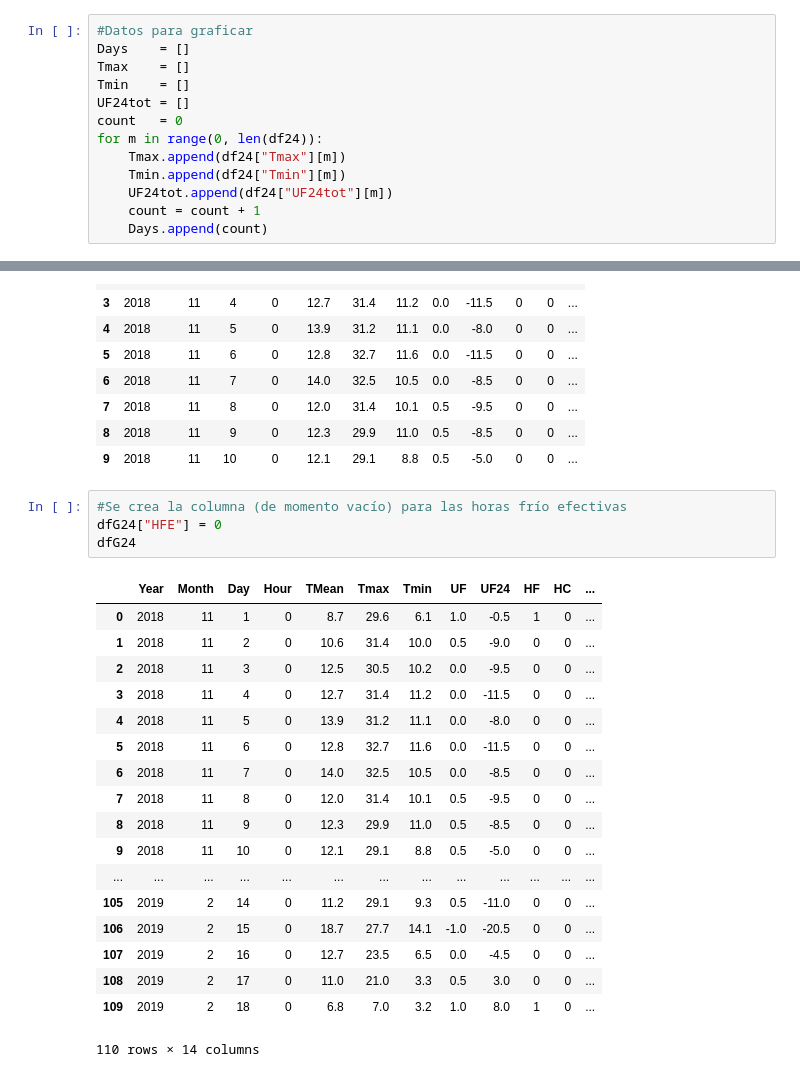
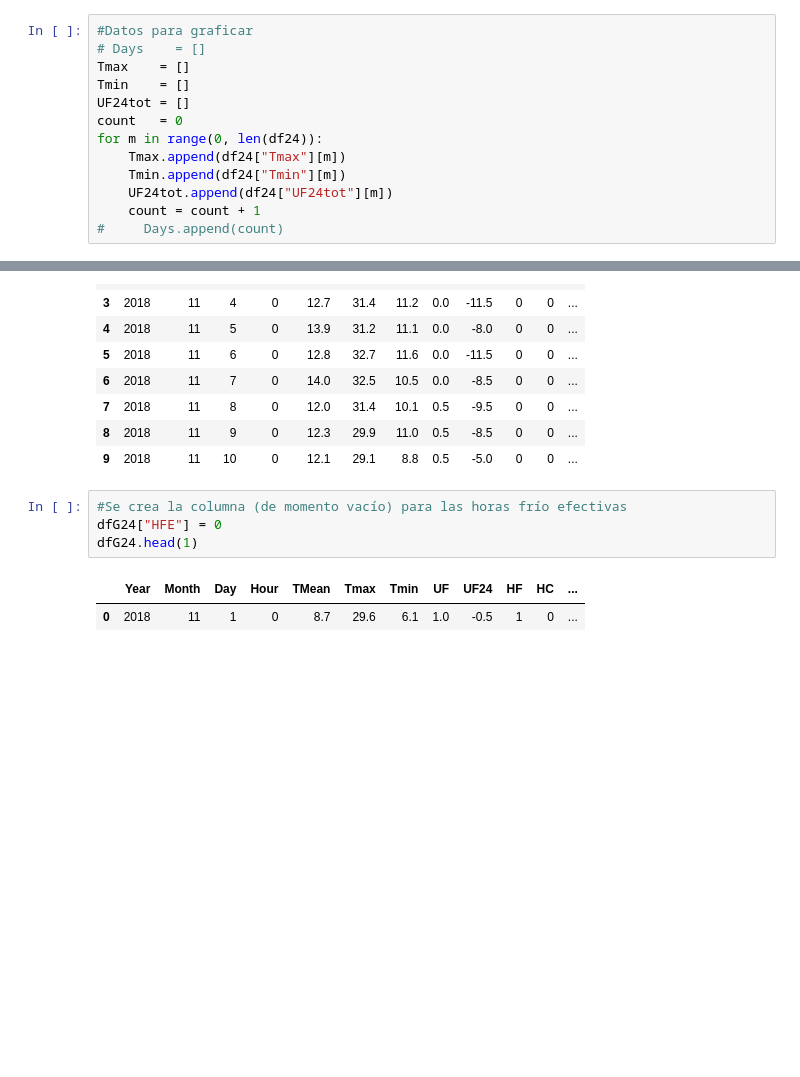
Before and after one commit to JoelA06/Tareas, a Jupyter notebook: Actividad6/Untitled.ipynb, the cells around one changed output, grey strips where cells are left out. Drawn from its saved outputs; the diff is of its cells as text; blank space fills up the shorter version.

```diff
--- a/Actividad6/Untitled.ipynb
+++ b/Actividad6/Untitled.ipynb
@@ -226,7 +226,7 @@ df24.head(10)
 | 9 | 2018 | 11 | 10 | 0 | 12.1 | 29.1 | 8.8 | 0.5 | -5.0 | -81.5 |
 # %%
 #Datos para graficar
-Days    = []
+# Days    = []
 Tmax    = []
 Tmin    = []
 UF24tot = []
@@ -236,7 +236,7 @@ for m in range(0, len(df24)):
     Tmin.append(df24["Tmin"][m])
     UF24tot.append(df24["UF24tot"][m])
     count = count + 1
-    Days.append(count)
+#     Days.append(count)
 # %%
 #Graficando
 plt.plot(Tmax, label="Maximum Temperature", color = "mediumvioletred")
@@ -348,26 +341,10 @@ dfG24.head(10)
 # %%
 #Se crea la columna (de momento vacío) para las horas frío efectivas
 dfG24["HFE"] = 0
-dfG24
+dfG24.head(1)
 # %% [output]
 |  | Year | Month | Day | Hour | TMean | Tmax | Tmin | UF | UF24 | HF | HC | ... |
 | 0 | 2018 | 11 | 1 | 0 | 8.7 | 29.6 | 6.1 | 1.0 | -0.5 | 1 | 0 | ... |
-| 1 | 2018 | 11 | 2 | 0 | 10.6 | 31.4 | 10.0 | 0.5 | -9.0 | 0 | 0 | ... |
-| 2 | 2018 | 11 | 3 | 0 | 12.5 | 30.5 | 10.2 | 0.0 | -9.5 | 0 | 0 | ... |
-| 3 | 2018 | 11 | 4 | 0 | 12.7 | 31.4 | 11.2 | 0.0 | -11.5 | 0 | 0 | ... |
-| 4 | 2018 | 11 | 5 | 0 | 13.9 | 31.2 | 11.1 | 0.0 | -8.0 | 0 | 0 | ... |
-| 5 | 2018 | 11 | 6 | 0 | 12.8 | 32.7 | 11.6 | 0.0 | -11.5 | 0 | 0 | ... |
-| 6 | 2018 | 11 | 7 | 0 | 14.0 | 32.5 | 10.5 | 0.0 | -8.5 | 0 | 0 | ... |
-| 7 | 2018 | 11 | 8 | 0 | 12.0 | 31.4 | 10.1 | 0.5 | -9.5 | 0 | 0 | ... |
-| 8 | 2018 | 11 | 9 | 0 | 12.3 | 29.9 | 11.0 | 0.5 | -8.5 | 0 | 0 | ... |
-| 9 | 2018 | 11 | 10 | 0 | 12.1 | 29.1 | 8.8 | 0.5 | -5.0 | 0 | 0 | ... |
-| ... | ... | ... | ... | ... | ... | ... | ... | ... | ... | ... | ... | ... |
-| 105 | 2019 | 2 | 14 | 0 | 11.2 | 29.1 | 9.3 | 0.5 | -11.0 | 0 | 0 | ... |
-| 106 | 2019 | 2 | 15 | 0 | 18.7 | 27.7 | 14.1 | -1.0 | -20.5 | 0 | 0 | ... |
-| 107 | 2019 | 2 | 16 | 0 | 12.7 | 23.5 | 6.5 | 0.0 | -4.5 | 0 | 0 | ... |
-| 108 | 2019 | 2 | 17 | 0 | 11.0 | 21.0 | 3.3 | 0.5 | 3.0 | 0 | 0 | ... |
-| 109 | 2019 | 2 | 18 | 0 | 6.8 | 7.0 | 3.2 | 1.0 | 8.0 | 1 | 0 | ... |
-110 rows × 14 columns
 # %%
 #Se crea la columna con el número de horas frío efectivas díarias
 #(HFE)
```
Also changed, not shown: parts of 5 cells of this notebook, 2 other files.
